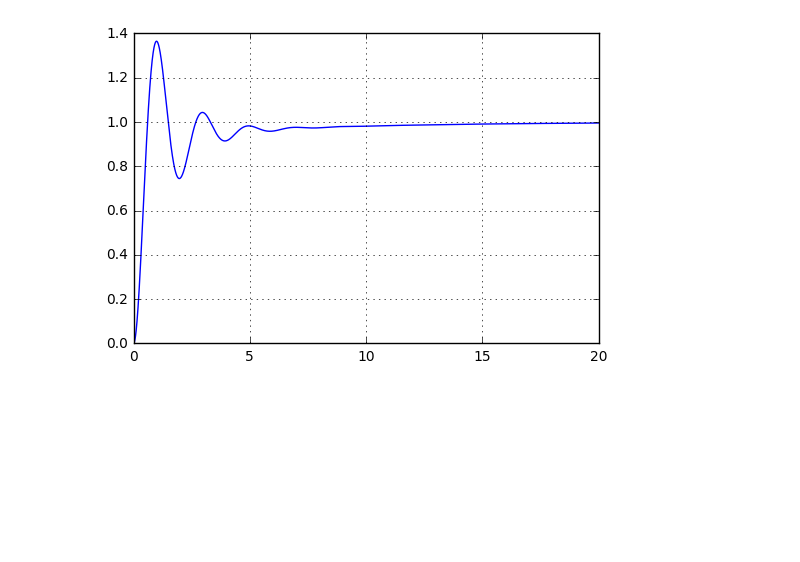
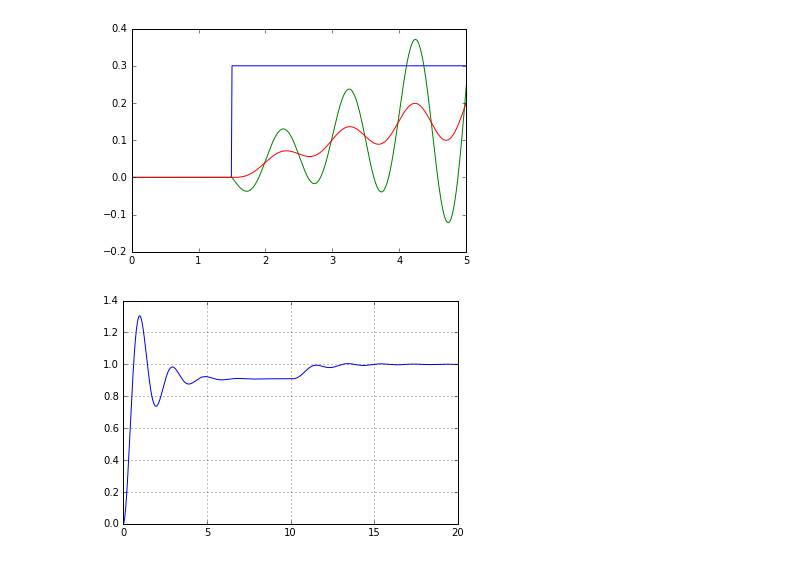
Before and after one commit to JeckyllIsHyde/mats, a Jupyter notebook: dmp/tuto/Untitled.ipynb, the cells around one changed output. Saved outputs shown, nothing was run; the diff lists cells and outputs as text; code cells hidden in the pictures; blank space fills up the shorter version.

```diff
--- a/dmp/tuto/Untitled.ipynb
+++ b/dmp/tuto/Untitled.ipynb
@@ -194,54 +198,66 @@ def dynCartTable(x,t,params):
     return xp.reshape((n,))
 # %%
-fun = arrayOfStepFcn
-
 zc, g = (0.814,9.81)
 xc = -0.0
 xppc = xc*g/zc
-x0 = np.array([xc,0.1,-xppc])
-t = np.linspace(0,3,3001)
+x0 = np.array([xc,0.0,-xppc])
+dt,tmax = 0.01,5
+n = int(tmax/dt+1)
+t = np.linspace(0,tmax,n)
 
 A,B,a,w = (np.array([[0,1,0],[0,0,1],[0,0,0]]),
            np.array([[0,0,1]]).reshape((3,1)),
-#           [ 1.5],        # times
-#           [ 0.3])  # step-amplitud
-           [ 1.8, 2.6, 3.4, 4.2, 5.0],        # times
-           [ 0.1,-0.2, 0.2,-0.2, 0.1])  # step-amplitud
+           [ 1.5],        # times
+           [ 0.3])  # step-amplitud
+#           [ 1.8, 2.6, 3.4, 4.2, 5.0],        # times
+#           [ 0.1,-0.2, 0.2,-0.2, 0.1])  # step-amplitud
 
-y = fun(t,(w,a))
+kp,kd = 10,40
+yOutFcn = lambda x,t,pars: x[0]-pars[0]/pars[1]*x[2]
+pars = (kp,kd,w,a,zc,g,yOutFcn)
+uFcn = lambda x,t,pars: \
+    pars[0]*(arrayOfStepFcn(t,(pars[2],pars[3])) - pars[6](x,t,(pars[4],pars[5]))) +\
+    pars[1]*(0 - x[1])
 
 # odeint solver
-sol = odeint(dynCartTable, x0, t, args=((A,B,fun,(w,a)),))
+sol = odeint(dynCartTable, x0, t, args=((A,B,uFcn,pars),))
 y_zmp = sol[:,0]-zc/g*sol[:,2]
+y_d = arrayOfStepFcn(t,(w,a))
 
-plt.plot(t,y,t,y_zmp,t,sol[:,0])
+plt.plot(t,y_d,t,y_zmp,t,sol[:,0])
+#plt.grid('on'),plt.axis([0,tmax,-0.1,0.4])
 plt.show()
+# %% [output]
+[figure, added]
 # %%
 # PI-controller
 def dynSys(x,t,params):
     A,B,uFcn,pars = params
     xp = np.dot(A,x.reshape((2,1)))+B*uFcn(x,t,pars)
     return xp.reshape((2,))
 
 def dynSysWithIAction(x,t,params):
+    A,B,fun,pars = params
+    kp,ki,kd = pars
     xp = np.zeros_like(x)
     xsys = x[0:2]
-    e = 1.5*(stepFcn(t)-xsys[0])
-    xp[0:2] = dynSys(xsys,t,params)+np.array([0,x[2]])
+    e = (stepFcn(t)-xsys[0])*stepFcn(t,10)
+    xp[0:2] = dynSys(xsys,t,(A,B,fun,(kp,kd)))+np.array([0,ki*x[2]])
     xp[2] = e
     return xp.reshape((3,))
 
 t = np.linspace(0,20,10001)
 x0 = np.array([0,0,0])
 A,B = np.array([[0,1],[-1,-0.7]]),np.array([0.,1]).reshape((2,1))
 
-fun = lambda x,t,pars: 10*(stepFcn(t,0)-x[0])+1*(0-x[1])
+fun = lambda x,t,pars: pars[0]*(stepFcn(t,0)-x[0])+pars[1]*(0-x[1])
 
-pars = 0
+kp,ki,kd = 10,10,1
+pars = (kp,ki,kd)
 # odeint solver
 sol = odeint(dynSysWithIAction, x0, t, args=((A,B,fun,pars),))
 
 plt.plot(t,sol[:,0]),plt.grid('on')
 plt.show()
 # %% [output]
-[figure, old version]
+[figure, new version]
```
Also changed, not shown: parts of 6 cells of this notebook.
